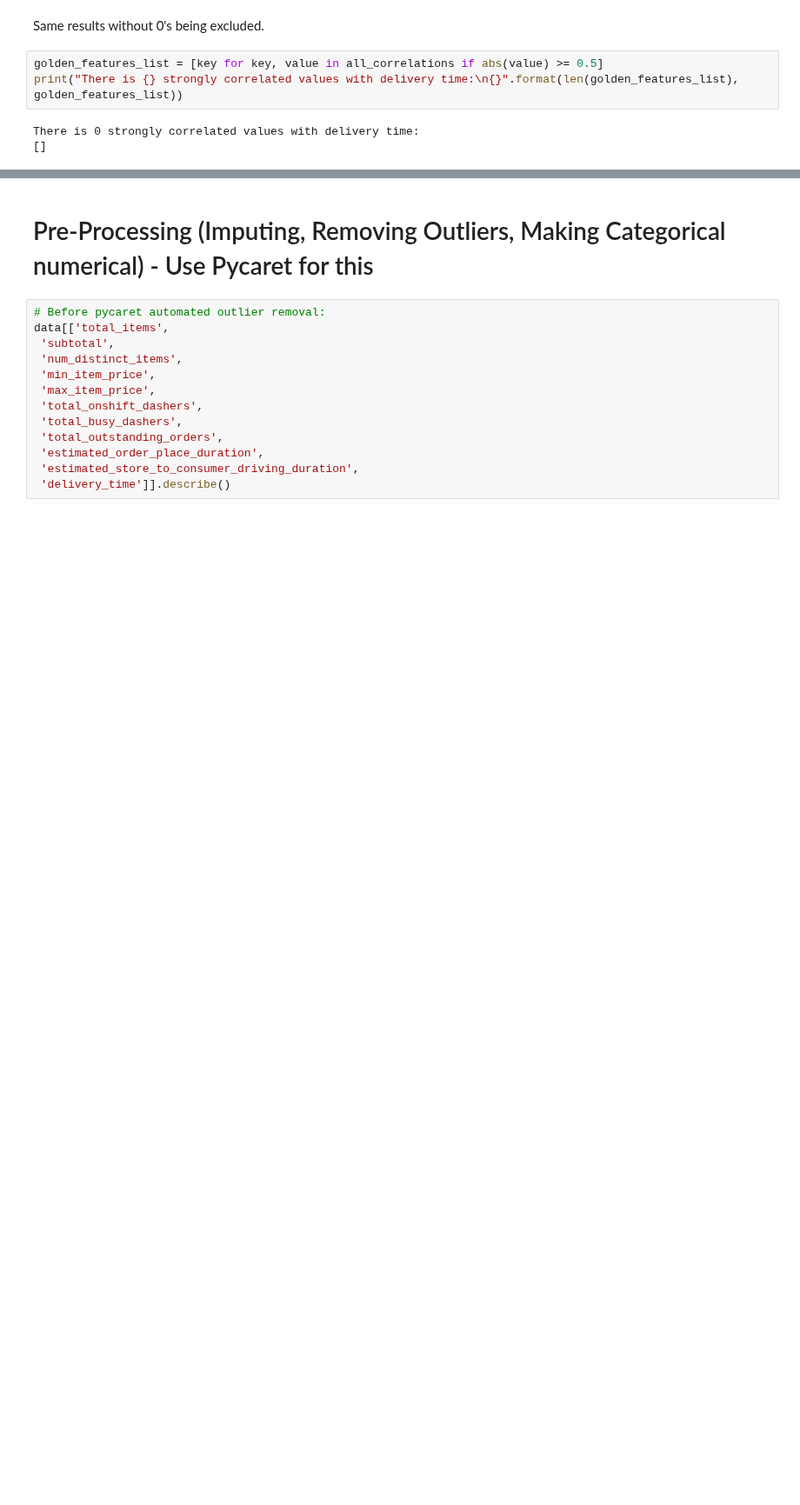
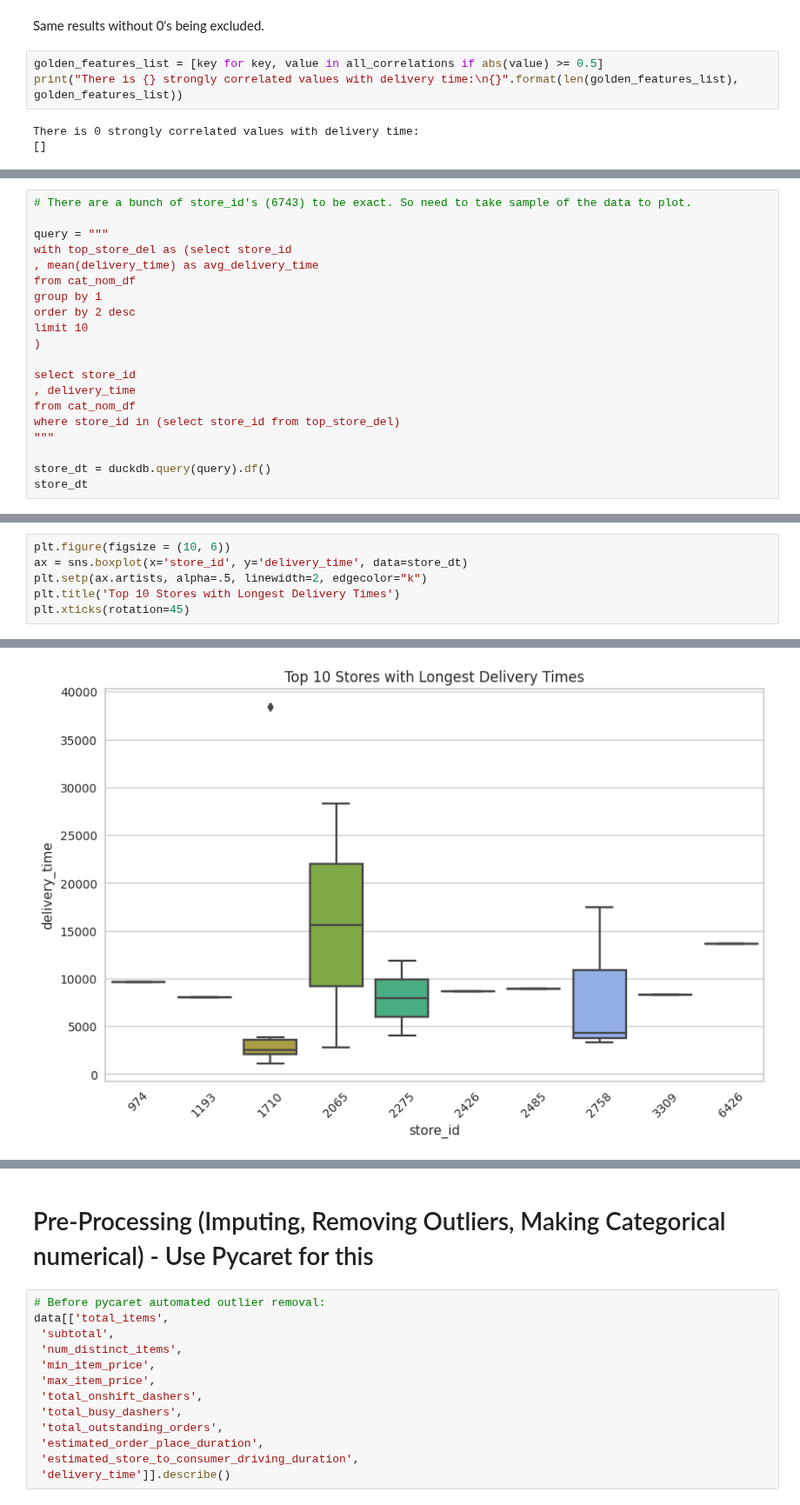
Before and after one commit to mindyng/2023-Business-Projects, a Jupyter notebook: doordash-delivery-time-prediction.ipynb, the cells around one changed output, grey strips where cells are left out. Shown at 87% size. Cells and saved outputs as stored; diff of their text form; blank space fills up the shorter version.

```diff
--- a/doordash-delivery-time-prediction.ipynb
+++ b/doordash-delivery-time-prediction.ipynb
@@ -796,0 +806,20 @@ cat_nom_df = data[['', '']]
+# %%
+# There are a bunch of store_id's (6743) to be exact. So need to take sample of the data to plot.
+
+query = """
+with top_store_del as (select store_id
+, mean(delivery_time) as avg_delivery_time
+from cat_nom_df
+group by 1
+order by 2 desc
+limit 10
+)
+
+select store_id
+, delivery_time
+from cat_nom_df
+where store_id in (select store_id from top_store_del)
+"""
+
+store_dt = duckdb.query(query).df()
+store_dt
@@ -796,0 +844,7 @@ cat_nom_df = data[['', '']]
+# %%
+plt.figure(figsize = (10, 6))
+ax = sns.boxplot(x='store_id', y='delivery_time', data=store_dt)
+plt.setp(ax.artists, alpha=.5, linewidth=2, edgecolor="k")
+plt.title('Top 10 Stores with Longest Delivery Times')
+plt.xticks(rotation=45)
+# %% [output]
@@ -796,0 +862 @@ cat_nom_df = data[['', '']]
+[figure, added]
```
Also changed, not shown: parts of 17 cells of this notebook.
